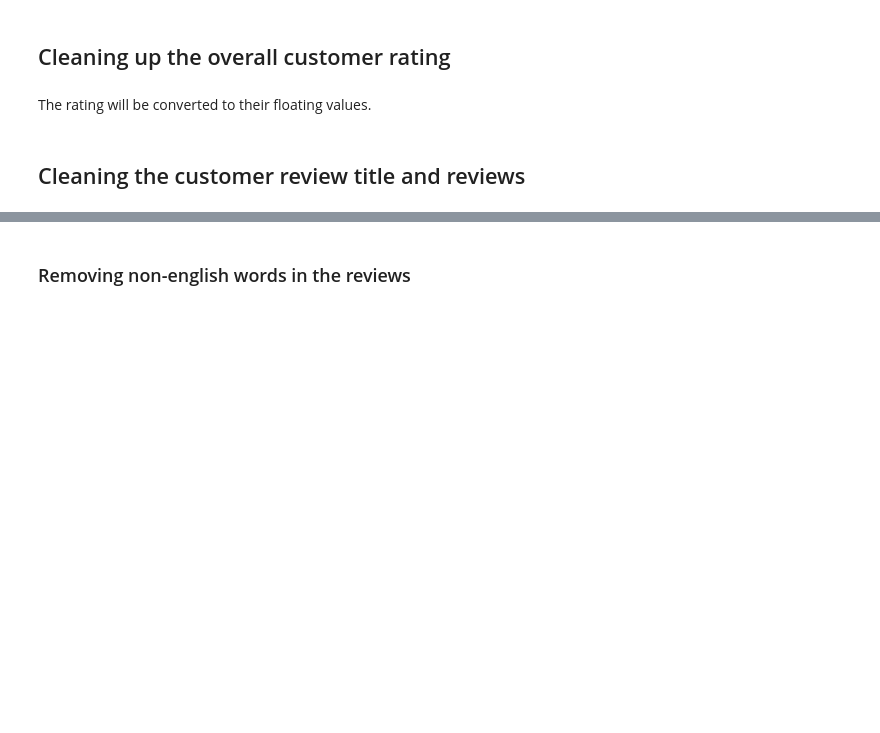
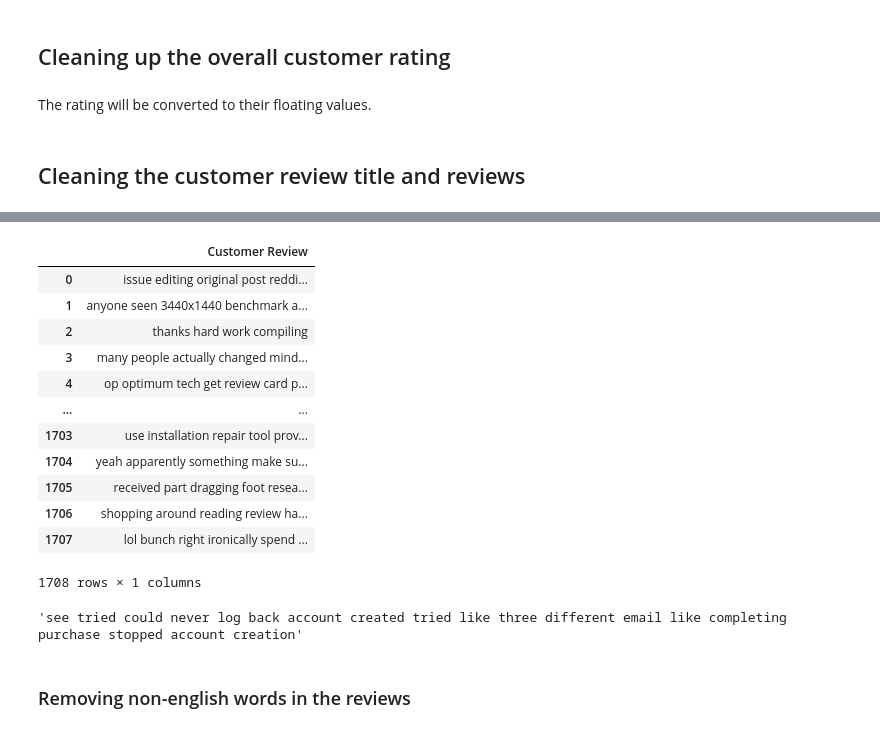
Before and after one commit to kumereshN/dsiprojects, a Jupyter notebook: capstone/01_Capstone_Data_Extraction_Reddit.ipynb, the cells around one changed output, grey strips where cells are left out. Saved outputs shown, nothing was run; the diff lists cells and outputs as text; code cells hidden in the pictures; blank space fills up the shorter version.

```diff
--- a/capstone/01_Capstone_Data_Extraction_Reddit.ipynb
+++ b/capstone/01_Capstone_Data_Extraction_Reddit.ipynb
@@ -311,5 +208,6 @@ This is pretty much www.sockshare.ch or whatever the .thing is. Any of the sites
 Does anybody know the cure for a melted face? Seen many doctors but nothing till now
 # %%
 submission.comments.replace_more(limit=None)
+lst = []
 for top_level_comment in submission.comments:
-    print(top_level_comment.body)
+    lst.append(top_level_comment.body)
@@ -1005,4 +896,4 @@ def clean_post(df):
 # %%
 # Cleans the Customer Review column
-GPU_df['Customer Review'] = clean_post(GPU_df['Customer Review'])
+GPU_df['Customer Review'] = clean_post(GPU_df['0'])
 GPU_df['Customer Review']
@@ -1009,6 +913,26 @@ GPU_df['Customer Review']
+# %%
+GPU_df.drop('0', axis=1, inplace=True)
+# %%
+GPU_df
+# %% [output]
+|  | Customer Review |
+| 0 | issue editing original post reddi... |
+| 1 | anyone seen 3440x1440 benchmark a... |
+| 2 | thanks hard work compiling |
+| 3 | many people actually changed mind... |
+| 4 | op optimum tech get review card p... |
+| ... | ... |
+| 1703 | use installation repair tool prov... |
+| 1704 | yeah apparently something make su... |
+| 1705 | received part dragging foot resea... |
+| 1706 | shopping around reading review ha... |
+| 1707 | lol bunch right ironically spend ... |
+1708 rows × 1 columns
 # %%
 # Randomly going through the rows to check if it's cleaned properly
-GPU_df['Customer Review'].loc[np.random.randint(2048)]
+GPU_df['Customer Review'].loc[np.random.randint(1707)]
+# %% [output]
+'see tried could never log back account created tried like three different email like completing purchase stopped account creation'
 # %%
 # Cleans the Customer Review Title column
 GPU_df['Customer Review Title'] = clean_post(GPU_df['Customer Review Title'])
```
Also changed, not shown: parts of 28 cells of this notebook, 2 other files.
